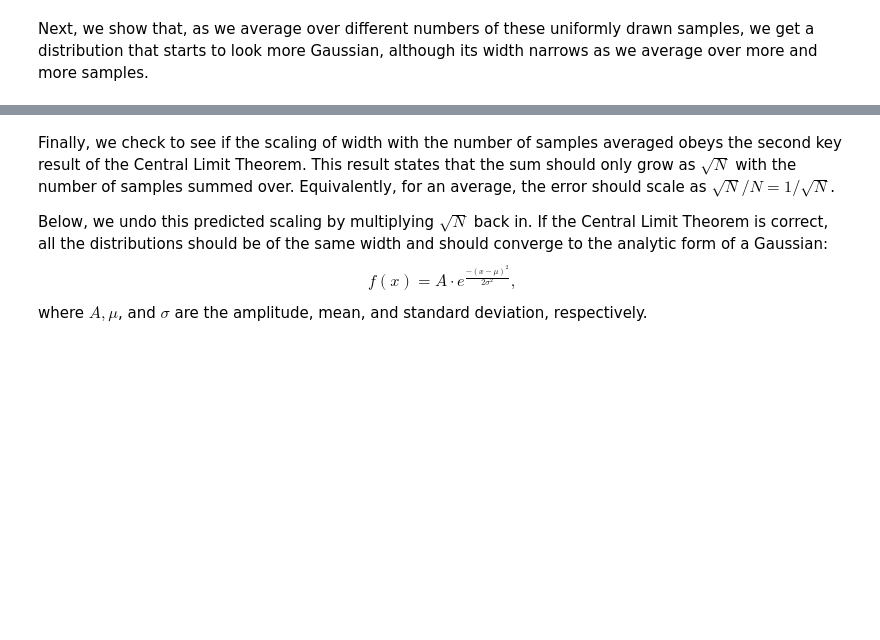
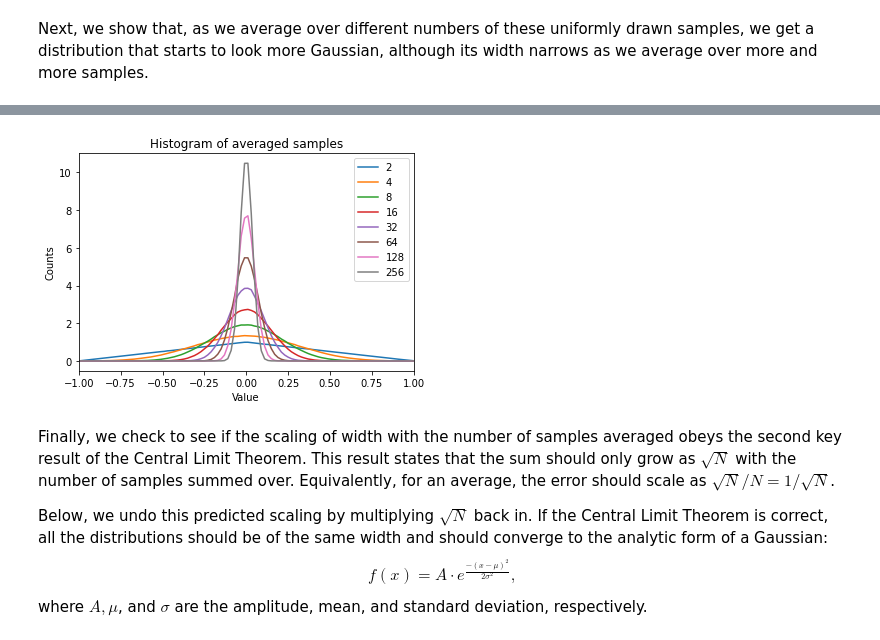
Before and after one commit to AaronParsons/ugradio, a Jupyter notebook: jupyter_tutorials/lab2/Central Limit Theorem and Averaging.ipynb, the cells around one changed output, grey strips where cells are left out. Drawn from its saved outputs; the diff is of its cells as text; code cells hidden in the pictures; blank space fills up the shorter version.

```diff
--- a/jupyter_tutorials/lab2/Central Limit Theorem and Averaging.ipynb
+++ b/jupyter_tutorials/lab2/Central Limit Theorem and Averaging.ipynb
@@ -22,8 +25,11 @@ plt.figure()
 for N in range(1,9):
     d.shape = (-1,int(2**N))
     davg = np.average(d,axis=1)
-    hist,bins = np.histogram(davg, range=(-2,2), bins=200, normed=True)
+    hist,bins = np.histogram(davg, range=(-2,2), bins=200, density=True)
     plt.plot(0.5*(bins[:-1]+bins[1:]), hist, label=str(2**N))
+plt.title('Histogram of averaged samples')
+plt.xlabel('Value')
+plt.ylabel('Counts')
 plt.xlim(-1,1)
 plt.legend()
 plt.show()
@@ -33,3 +37,4 @@ plt.show()
+[figure, added]
 # %% [markdown]
 Finally, we check to see if the scaling of width with the number of samples averaged obeys
 the second key result of the Central Limit Theorem.  This result states that the sum should only grow as $\sqrt{N}$ with the number of samples summed over.  Equivalently, for an average,
```
Also changed, not shown: parts of 7 cells of this notebook.
